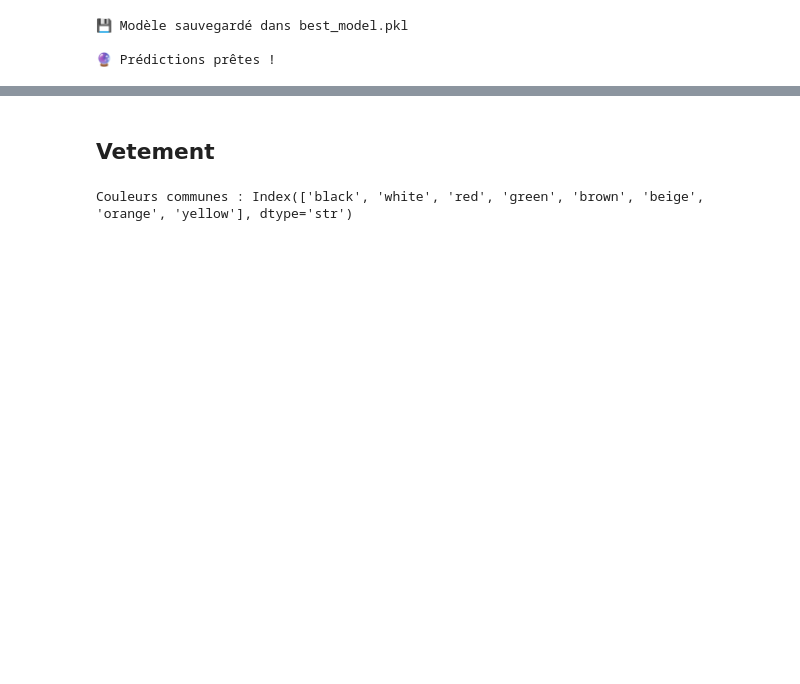
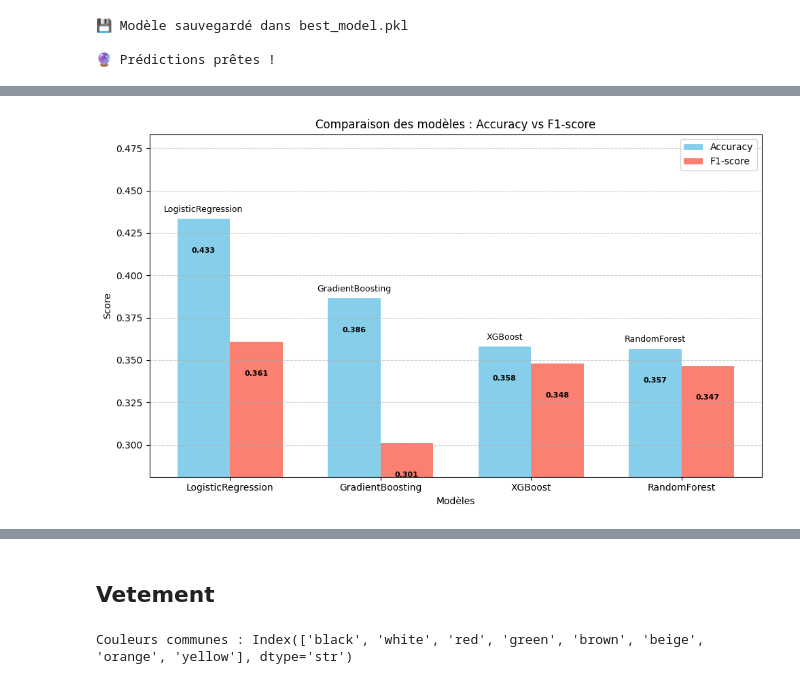
Before and after one commit to Melanie-Gomis/Marathon_du_web_couleurs_automobiles, a Jupyter notebook: Prediction.ipynb, the cells around one changed output, grey strips where cells are left out. Saved outputs shown, nothing was run; the diff lists cells and outputs as text; code cells hidden in the pictures; blank space fills up the shorter version.

```diff
--- a/Prediction.ipynb
+++ b/Prediction.ipynb
@@ -1309,0 +1406,79 @@ Name: proportion, dtype: float64
+# %%
+# -----------------------------
+# DATAFRAME RESULTATS
+# -----------------------------
+df_results = pd.DataFrame(results)
+
+# -----------------------------
+# TOP MODELS (optionnel)
+# -----------------------------
+top_models = df_results.sort_values("accuracy", ascending=False).copy()
+
+top_models["label"] = top_models["model"]
+
+# -----------------------------
+# POSITION DES BARRES
+# -----------------------------
+x = np.arange(len(top_models))
+width = 0.35
+
+# -----------------------------
+# PLOT
+# -----------------------------
+plt.figure(figsize=(10,6))
+
+bars1 = plt.bar(x - width/2, top_models["accuracy"], width, label="Accuracy", color="skyblue")
+bars2 = plt.bar(x + width/2, top_models["f1"], width, label="F1-score", color="salmon")
+
+# -----------------------------
+# LABELS (nom du modèle)
+# -----------------------------
+for bar, model in zip(bars1, top_models["model"]):
+    height = bar.get_height()
+    plt.text(
+        bar.get_x() + bar.get_width()/2,
+        height + 0.003,
+        model,
+        ha='center',
+        va='bottom',
+        fontsize=9,
+        rotation=0
+    )
+
+# -----------------------------
+# VALEURS SUR LES BARRES
+# -----------------------------
+for bar in bars1:
+    height = bar.get_height()
+    plt.text(bar.get_x() + bar.get_width()/2, height - 0.02, f"{height:.3f}",
+             ha='center', fontsize=8, fontweight="bold")
+
+for bar in bars2:
+    height = bar.get_height()
+    plt.text(bar.get_x() + bar.get_width()/2, height - 0.02, f"{height:.3f}",
+             ha='center', fontsize=8, fontweight="bold")
+
+# -----------------------------
+# AXES
+# -----------------------------
+plt.xticks(x, top_models["label"])
+
+min_val = min(top_models["accuracy"].min(), top_models["f1"].min())
+max_val = max(top_models["accuracy"].max(), top_models["f1"].max())
+
+plt.ylim(min_val - 0.02, max_val + 0.05)
+
+# -----------------------------
+# STYLE
+# -----------------------------
+plt.xlabel("Modèles")
+plt.ylabel("Score")
+plt.title("Comparaison des modèles : Accuracy vs F1-score")
+
+plt.legend()
+plt.grid(axis='y', linestyle='--', alpha=0.6)
+
+plt.tight_layout()
+plt.show()
+# %% [output]
+[figure, added]
```
Also changed, not shown: parts of 28 cells of this notebook, 8 other files.
